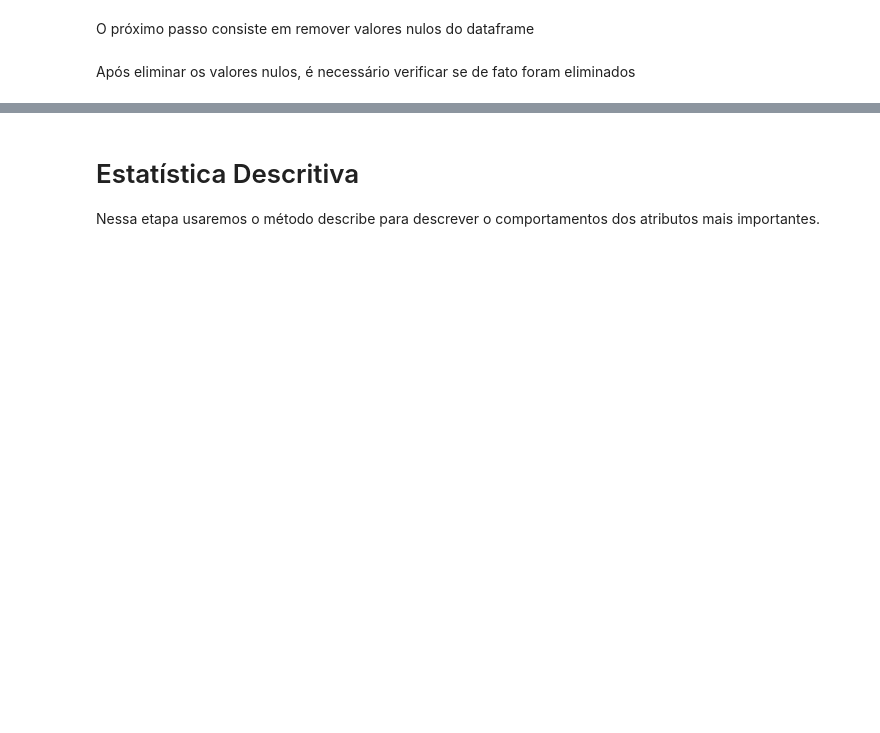
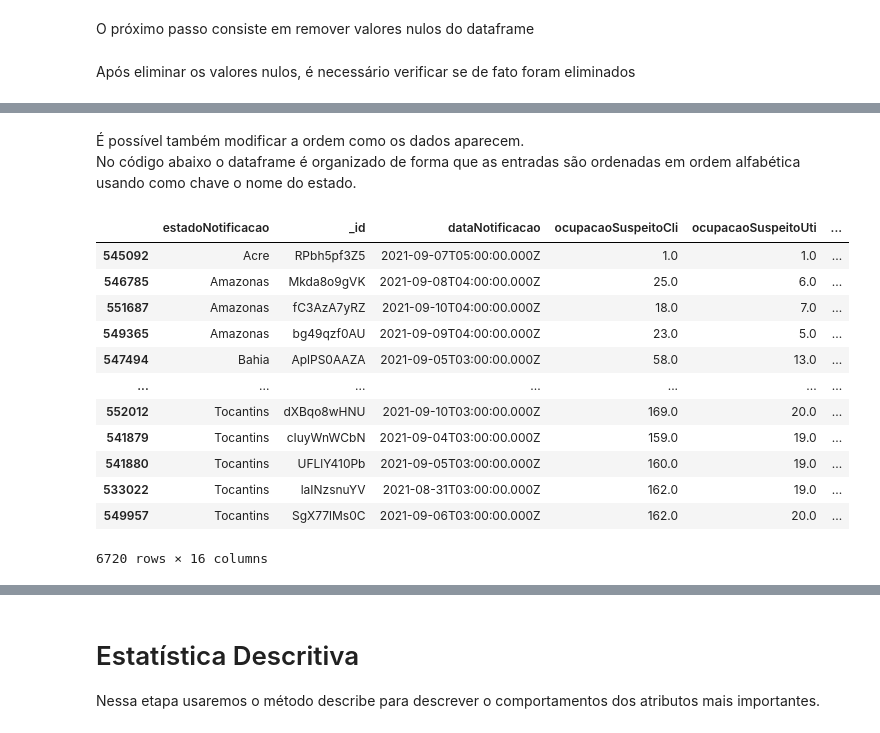
Before and after one commit to lucianobajr/TP-CCF425, a Jupyter notebook: src/AnaliseDeLeitos.ipynb, the cells around one changed output, grey strips where cells are left out. Drawn from its saved outputs; the diff is of its cells as text; code cells hidden in the pictures; blank space fills up the shorter version.

```diff
--- a/src/AnaliseDeLeitos.ipynb
+++ b/src/AnaliseDeLeitos.ipynb
@@ -72,7 +68,7 @@ array(['Unnamed: 0', '_id', 'dataNotificacao', 'cnes',
 # %% [markdown]
 O próximo passo consistirá em limpar algumas colunas que são desnecessárias para nossas analises
 # %%
-to_drop = ['Unnamed: 0','cnes','_p_usuario','_created_at','_updated_at','origem','excluido','validado']
+to_drop = ['Unnamed: 0','cnes','_p_usuario','_created_at','_updated_at','origem','excluido','validado','estado','municipio']
 leitos_file.drop(to_drop, inplace=True, axis=1)
 # %% [markdown]
 # Tipos de dados
@@ -224,0 +213,19 @@ display(newDF)
+# %% [markdown]
+É possível também modificar a ordem como os dados aparecem.
+No código abaixo o dataframe é organizado de forma que as entradas são ordenadas em ordem alfabética usando como chave o nome do estado.
+# %%
+newDF.sort_values(['estadoNotificacao'])
+# %% [output]
+|  | estadoNotificacao | _id | dataNotificacao | ocupacaoSuspeitoCli | ocupacaoSuspeitoUti | ... |
+| 545092 | Acre | RPbh5pf3Z5 | 2021-09-07T05:00:00.000Z | 1.0 | 1.0 | ... |
+| 546785 | Amazonas | Mkda8o9gVK | 2021-09-08T04:00:00.000Z | 25.0 | 6.0 | ... |
+| 551687 | Amazonas | fC3AzA7yRZ | 2021-09-10T04:00:00.000Z | 18.0 | 7.0 | ... |
+| 549365 | Amazonas | bg49qzf0AU | 2021-09-09T04:00:00.000Z | 23.0 | 5.0 | ... |
+| 547494 | Bahia | AplPS0AAZA | 2021-09-05T03:00:00.000Z | 58.0 | 13.0 | ... |
+| ... | ... | ... | ... | ... | ... | ... |
+| 552012 | Tocantins | dXBqo8wHNU | 2021-09-10T03:00:00.000Z | 169.0 | 20.0 | ... |
+| 541879 | Tocantins | cIuyWnWCbN | 2021-09-04T03:00:00.000Z | 159.0 | 19.0 | ... |
+| 541880 | Tocantins | UFLlY410Pb | 2021-09-05T03:00:00.000Z | 160.0 | 19.0 | ... |
+| 533022 | Tocantins | laINzsnuYV | 2021-08-31T03:00:00.000Z | 162.0 | 19.0 | ... |
+| 549957 | Tocantins | SgX77lMs0C | 2021-09-06T03:00:00.000Z | 162.0 | 20.0 | ... |
+6720 rows × 16 columns
```
Also changed, not shown: parts of 11 cells of this notebook.
